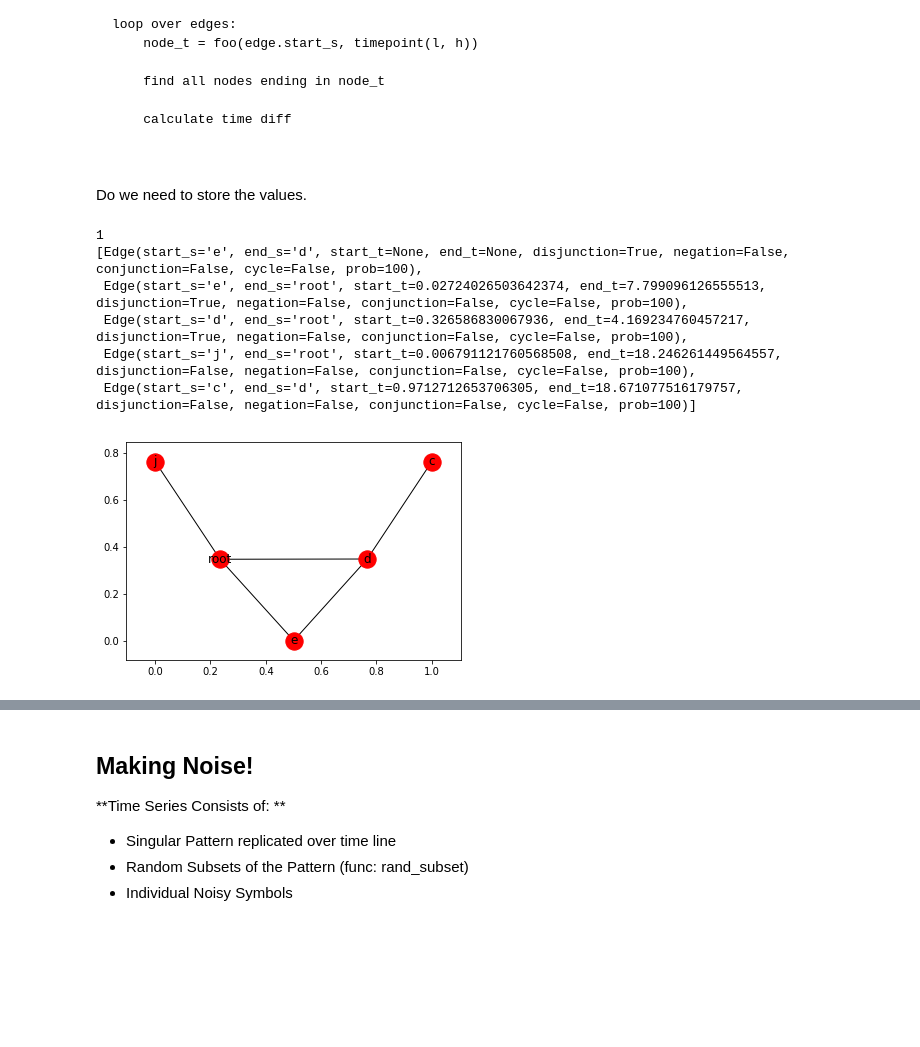
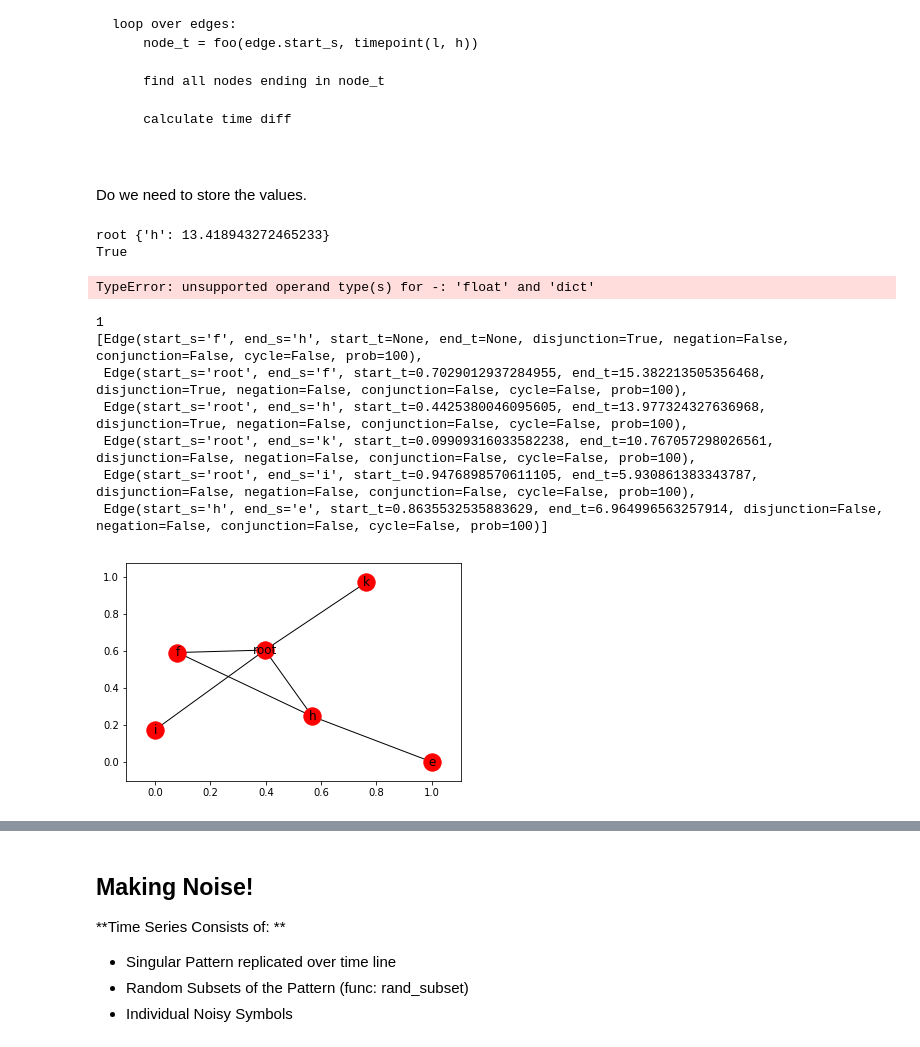
Before and after one commit to keiflager/TemporalDataGeneration, a Jupyter notebook: ExploringTemporalData.ipynb, the cells around one changed output, grey strips where cells are left out. Cells and saved outputs as stored; diff of their text form; code cells hidden in the pictures; blank space fills up the shorter version.

````diff
--- a/ExploringTemporalData.ipynb
+++ b/ExploringTemporalData.ipynb
@@ -103,20 +103,20 @@ def make_edges(Edge, body_symbols, condition=None, connected_nodes=None):
         rand_end_s = np.random.choice(connected_nodes + [ROOT_CONST])
 
         if condition == 'disjunction':
-            edges.append(Edge(sym, ROOT_CONST, start_t, end_t, prob=always, disjunction=True))
+            edges.append(Edge(ROOT_CONST, sym, start_t, end_t, prob=always, disjunction=True))
             connected_nodes.append(sym)
         elif condition == 'conjunction':
-            edges.append(Edge(sym, ROOT_CONST, start_t, end_t, prob=always, conjunction=True))
+            edges.append(Edge(ROOT_CONST, sym, start_t, end_t, prob=always, conjunction=True))
             connected_nodes.append(sym)
         elif condition == 'negation':
-            edges.append(Edge(sym, rand_end_s, start_t, end_t, prob=always, negation=True))
+            edges.append(Edge(rand_end_s, sym, start_t, end_t, prob=always, negation=True))
             connected_nodes.append(sym)
         elif condition == 'cycle':
-            edges.append(Edge(sym, rand_end_s, start_t, end_t, prob=always, cycle=True))
+            edges.append(Edge(rand_end_s, sym, start_t, end_t, prob=always, cycle=True))
             connected_nodes.append(sym)
         # no conditional operator, append edge to connected nodes or root
         elif condition == None:
-            edges.append(Edge(sym, rand_end_s, start_t, end_t, prob=always))
+            edges.append(Edge(rand_end_s, sym, start_t, end_t, prob=always))
             connected_nodes.append(sym)
 
     return edges, connected_nodes
@@ -271,16 +286,59 @@ loop over edges:
 ```
 
 Do we need to store the values.
+# %%
+def time_point(start_t, end_t): return np.random.uniform(start_t, end_t)
+
+def outgoing_edges(node, pattern):
+    '''Find all edges that that end in a node'''
+    source_node = None
+    nodes = {}
+    for edge in pattern:
+        if edge.disjunction and edge.start_t is None:
+            continue
+
+        elif edge.negation == True: continue # skip negation node
+
+        elif edge.end_s == node and edge.start_t != None:
+            source_node = edge.start_s
+            nodes[edge.end_s] = time_point(edge.start_t, edge.end_t)
+
+    return source_node, nodes
+
+
+
+tps = {'root': np.random.uniform(low=0, high=100)}
+
+def foo():
+    for e in patt:
+        source_node, end_node = outgoing_edges(e.end_s, patt)
+        print(source_node, end_node)
+
+        if source_node in tps:
+            print(True)
+            tps[end_node] = tps[source_node] - end_node
+
+#         else:
+#             foo()
+
+    print(tps)
+
+foo()
+# %% [output]
+root {'h': 13.418943272465233}
+True
+TypeError: unsupported operand type(s) for -: 'float' and 'dict'
 # %%
-patt = body_pattern(low_body=4, high_body=5, disjunction=True)
+patt = body_pattern(low_body=2, high_body=7, disjunction=True)
 pprint(patt)
 
 plot_pattern(patt)
 # %% [output]
 1
-[Edge(start_s='e', end_s='d', start_t=None, end_t=None, disjunction=True, negation=False, conjunction=False, cycle=False, prob=100),
- Edge(start_s='e', end_s='root', start_t=0.02724026503642374, end_t=7.799096126555513, disjunction=True, negation=False, conjunction=False, cycle=False, prob=100),
- Edge(start_s='d', end_s='root', start_t=0.326586830067936, end_t=4.169234760457217, disjunction=True, negation=False, conjunction=False, cycle=False, prob=100),
- Edge(start_s='j', end_s='root', start_t=0.006791121760568508, end_t=18.246261449564557, disjunction=False, negation=False, conjunction=False, cycle=False, prob=100),
- Edge(start_s='c', end_s='d', start_t=0.9712712653706305, end_t=18.671077516179757, disjunction=False, negation=False, conjunction=False, cycle=False, prob=100)]
+[Edge(start_s='f', end_s='h', start_t=None, end_t=None, disjunction=True, negation=False, conjunction=False, cycle=False, prob=100),
+ Edge(start_s='root', end_s='f', start_t=0.7029012937284955, end_t=15.382213505356468, disjunction=True, negation=False, conjunction=False, cycle=False, prob=100),
+ Edge(start_s='root', end_s='h', start_t=0.4425380046095605, end_t=13.977324327636968, disjunction=True, negation=False, conjunction=False, cycle=False, prob=100),
+ Edge(start_s='root', end_s='k', start_t=0.09909316033582238, end_t=10.767057298026561, disjunction=False, negation=False, conjunction=False, cycle=False, prob=100),
+ Edge(start_s='root', end_s='i', start_t=0.9476898570611105, end_t=5.930861383343787, disjunction=False, negation=False, conjunction=False, cycle=False, prob=100),
+ Edge(start_s='h', end_s='e', start_t=0.8635532535883629, end_t=6.964996563257914, disjunction=False, negation=False, conjunction=False, cycle=False, prob=100)]
-[figure, old version]
+[figure, new version]
````
Also changed, not shown: parts of 13 cells of this notebook.
